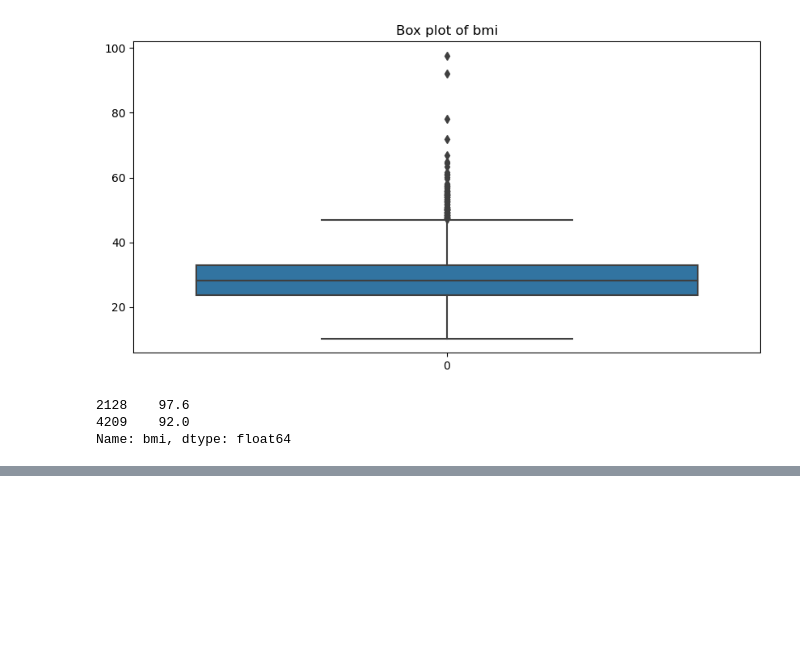
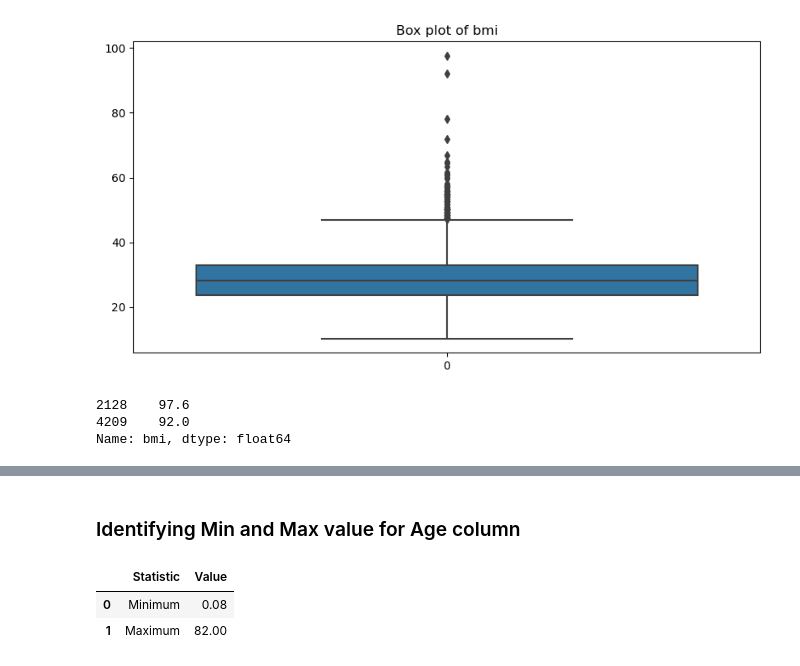
Before and after one commit to danodoms/Classification-Models-Evaluation, a Jupyter notebook: final exam.ipynb, the cells around one changed output, grey strips where cells are left out. Cells and saved outputs as stored; diff of their text form; code cells hidden in the pictures; blank space fills up the shorter version.

```diff
--- a/final exam.ipynb
+++ b/final exam.ipynb
@@ -132,0 +153,10 @@ Name: bmi, dtype: float64
+# %% [markdown]
+### Identifying Min and Max value for Age column
+# %%
+from library.preprocess import get_min_max
+
+get_min_max(data, 'age')
+# %% [output]
+|  | Statistic | Value |
+| 0 | Minimum | 0.08 |
+| 1 | Maximum | 82.00 |
```
Also changed, not shown: parts of 10 cells of this notebook, 2 other files.
